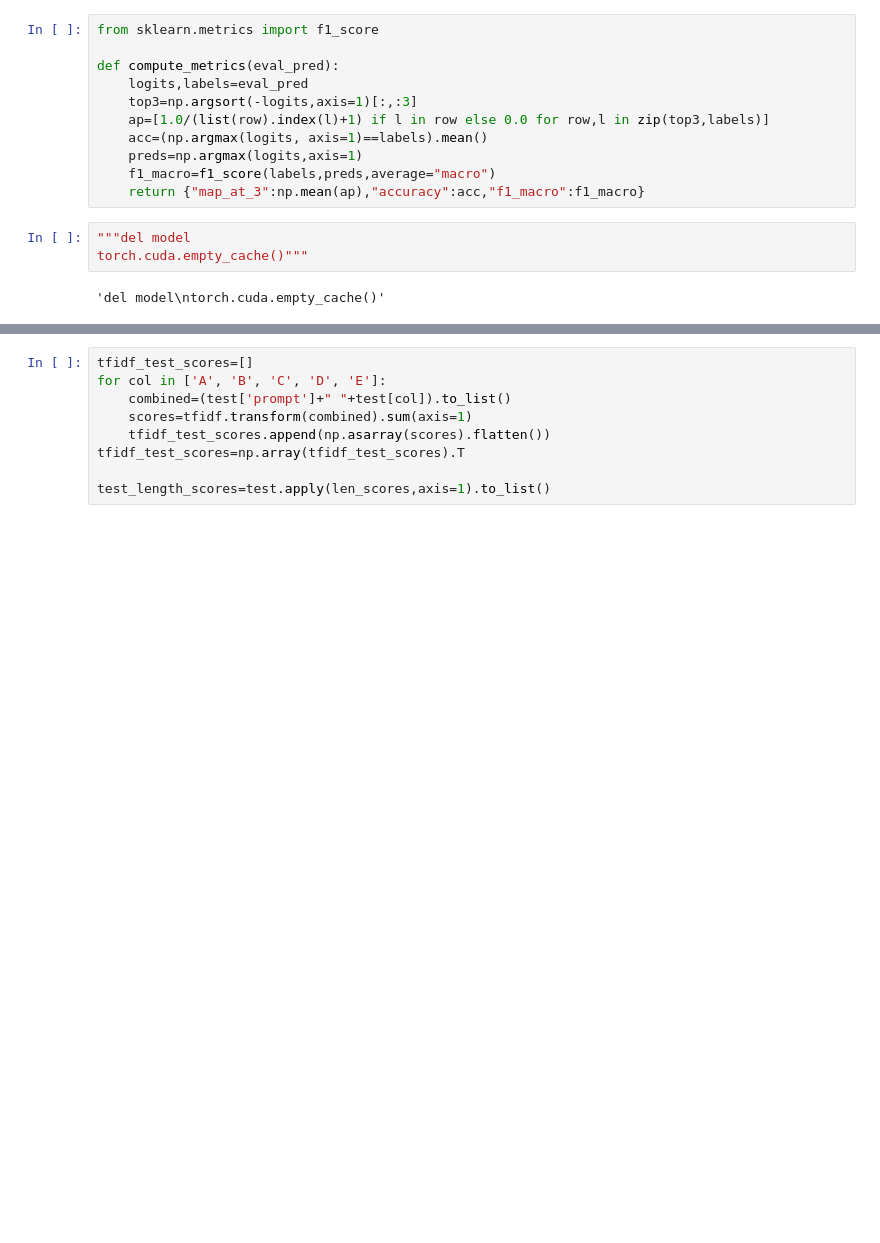
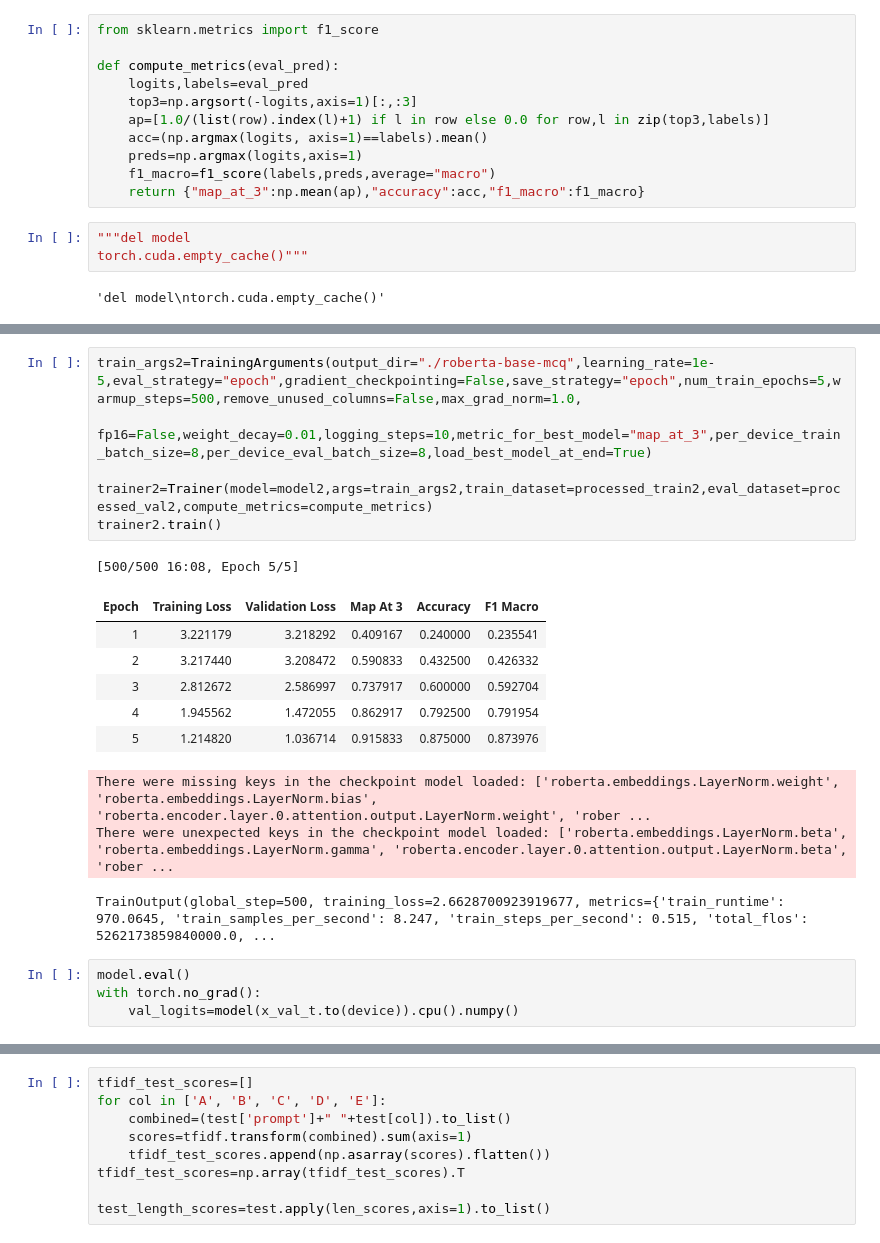
Before and after one commit to 24f2002314/DL-24f2002314-notebook-t22026, a Jupyter notebook: DL-24f2002314-notebook-t22026.ipynb, the cells around one changed output, grey strips where cells are left out. Saved outputs shown, nothing was run; the diff lists cells and outputs as text; blank space fills up the shorter version.

```diff
--- a/DL-24f2002314-notebook-t22026.ipynb
+++ b/DL-24f2002314-notebook-t22026.ipynb
@@ -637 +595,22 @@ train_logits1=train_results.predictions"""
+# %%
+train_args2=TrainingArguments(output_dir="./roberta-base-mcq",learning_rate=1e-5,eval_strategy="epoch",gradient_checkpointing=False,save_strategy="epoch",num_train_epochs=5,warmup_steps=500,remove_unused_columns=False,max_grad_norm=1.0,
+                             fp16=False,weight_decay=0.01,logging_steps=10,metric_for_best_model="map_at_3",per_device_train_batch_size=8,per_device_eval_batch_size=8,load_best_model_at_end=True)
+
+trainer2=Trainer(model=model2,args=train_args2,train_dataset=processed_train2,eval_dataset=processed_val2,compute_metrics=compute_metrics)
+trainer2.train()
+# %% [output]
+[500/500 16:08, Epoch 5/5]
+| Epoch | Training Loss | Validation Loss | Map At 3 | Accuracy | F1 Macro |
+| 1 | 3.221179 | 3.218292 | 0.409167 | 0.240000 | 0.235541 |
+| 2 | 3.217440 | 3.208472 | 0.590833 | 0.432500 | 0.426332 |
+| 3 | 2.812672 | 2.586997 | 0.737917 | 0.600000 | 0.592704 |
+| 4 | 1.945562 | 1.472055 | 0.862917 | 0.792500 | 0.791954 |
+| 5 | 1.214820 | 1.036714 | 0.915833 | 0.875000 | 0.873976 |
+There were missing keys in the checkpoint model loaded: ['roberta.embeddings.LayerNorm.weight', 'roberta.embeddings.LayerNorm.bias', 'roberta.encoder.layer.0.attention.output.LayerNorm.weight', 'rober ...
+There were unexpected keys in the checkpoint model loaded: ['roberta.embeddings.LayerNorm.beta', 'roberta.embeddings.LayerNorm.gamma', 'roberta.encoder.layer.0.attention.output.LayerNorm.beta', 'rober ...
+TrainOutput(global_step=500, training_loss=2.6628700923919677, metrics={'train_runtime': 970.0645, 'train_samples_per_second': 8.247, 'train_steps_per_second': 0.515, 'total_flos': 5262173859840000.0, ...
+# %%
+model.eval()
+with torch.no_grad():
+    val_logits=model(x_val_t.to(device)).cpu().numpy()
 # %%
```
Also changed, not shown: parts of 34 cells of this notebook.
